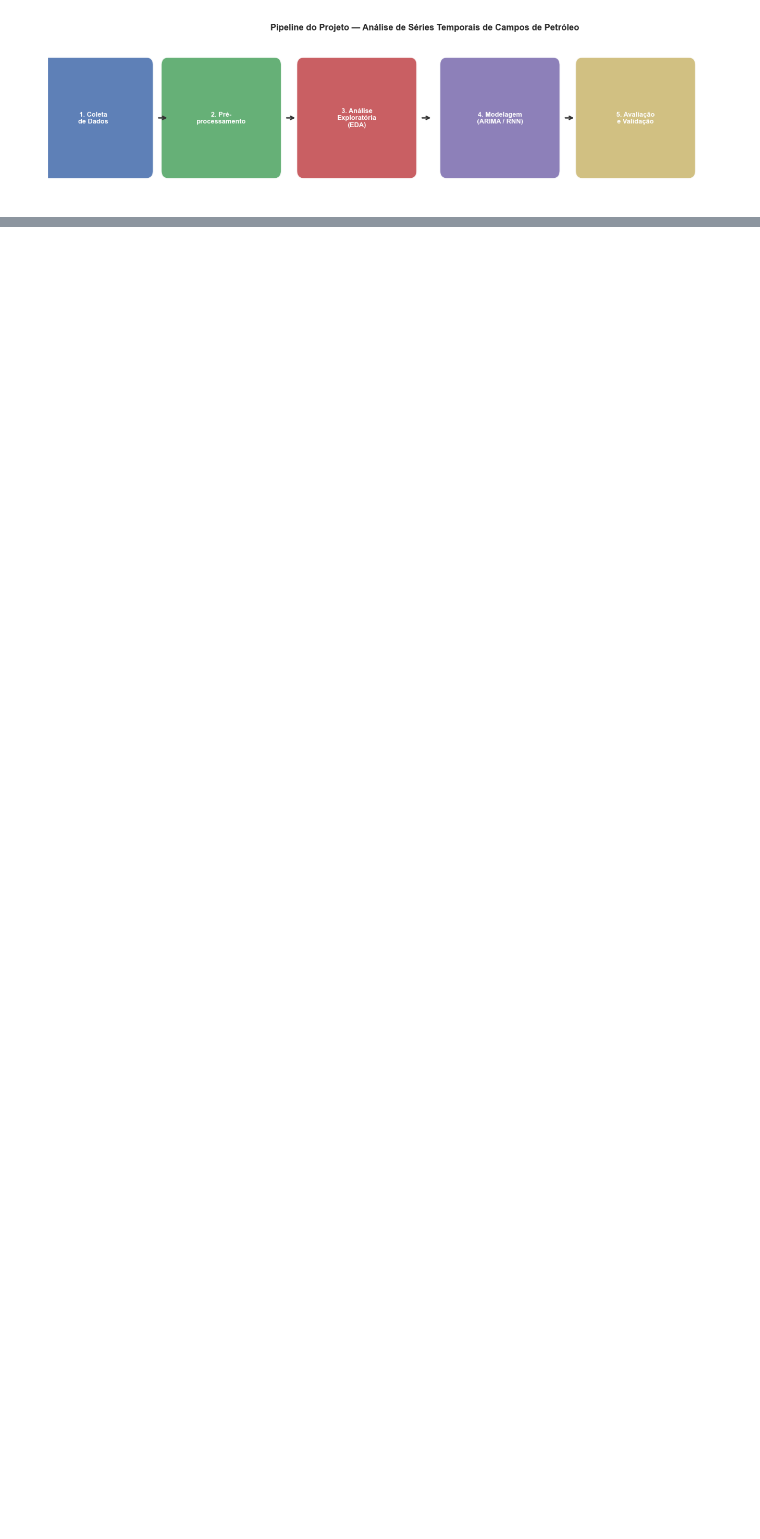
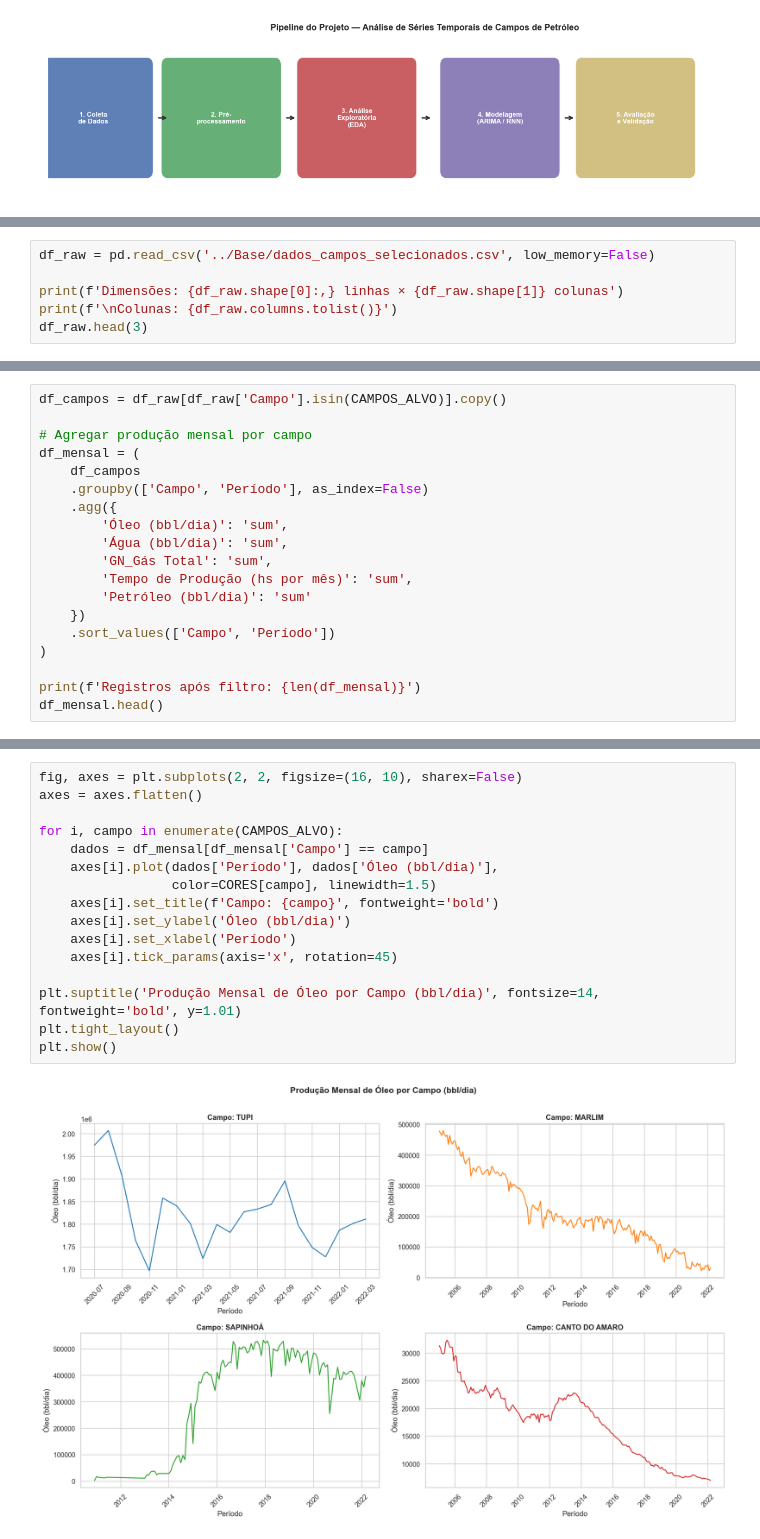
Before and after one commit to felipefagion/projeto_analise_ST_campos_de_petroleo, a Jupyter notebook: Projeto/documento.ipynb, the cells around one changed output, grey strips where cells are left out. Saved outputs shown, nothing was run; the diff lists cells and outputs as text; blank space fills up the shorter version.

```diff
--- a/Projeto/documento.ipynb
+++ b/Projeto/documento.ipynb
@@ -74,0 +183,6 @@ O diagrama abaixo descreve as etapas do processo de ciência de dados aplicado a
+# %%
+df_raw = pd.read_csv('../Base/dados_campos_selecionados.csv', low_memory=False)
+
+print(f'Dimensões: {df_raw.shape[0]:,} linhas × {df_raw.shape[1]} colunas')
+print(f'\nColunas: {df_raw.columns.tolist()}')
+df_raw.head(3)
@@ -74,0 +244,19 @@ O diagrama abaixo descreve as etapas do processo de ciência de dados aplicado a
+# %%
+df_campos = df_raw[df_raw['Campo'].isin(CAMPOS_ALVO)].copy()
+
+# Agregar produção mensal por campo
+df_mensal = (
+    df_campos
+    .groupby(['Campo', 'Período'], as_index=False)
+    .agg({
+        'Óleo (bbl/dia)': 'sum',
+        'Água (bbl/dia)': 'sum',
+        'GN_Gás Total': 'sum',
+        'Tempo de Produção (hs por mês)': 'sum',
+        'Petróleo (bbl/dia)': 'sum'
+    })
+    .sort_values(['Campo', 'Período'])
+)
+
+print(f'Registros após filtro: {len(df_mensal)}')
+df_mensal.head()
@@ -74,0 +317,18 @@ O diagrama abaixo descreve as etapas do processo de ciência de dados aplicado a
+# %%
+fig, axes = plt.subplots(2, 2, figsize=(16, 10), sharex=False)
+axes = axes.flatten()
+
+for i, campo in enumerate(CAMPOS_ALVO):
+    dados = df_mensal[df_mensal['Campo'] == campo]
+    axes[i].plot(dados['Período'], dados['Óleo (bbl/dia)'],
+                 color=CORES[campo], linewidth=1.5)
+    axes[i].set_title(f'Campo: {campo}', fontweight='bold')
+    axes[i].set_ylabel('Óleo (bbl/dia)')
+    axes[i].set_xlabel('Período')
+    axes[i].tick_params(axis='x', rotation=45)
+
+plt.suptitle('Produção Mensal de Óleo por Campo (bbl/dia)', fontsize=14, fontweight='bold', y=1.01)
+plt.tight_layout()
+plt.show()
+# %% [output]
+[figure, added]
```
Also changed, not shown: parts of 57 cells of this notebook.
